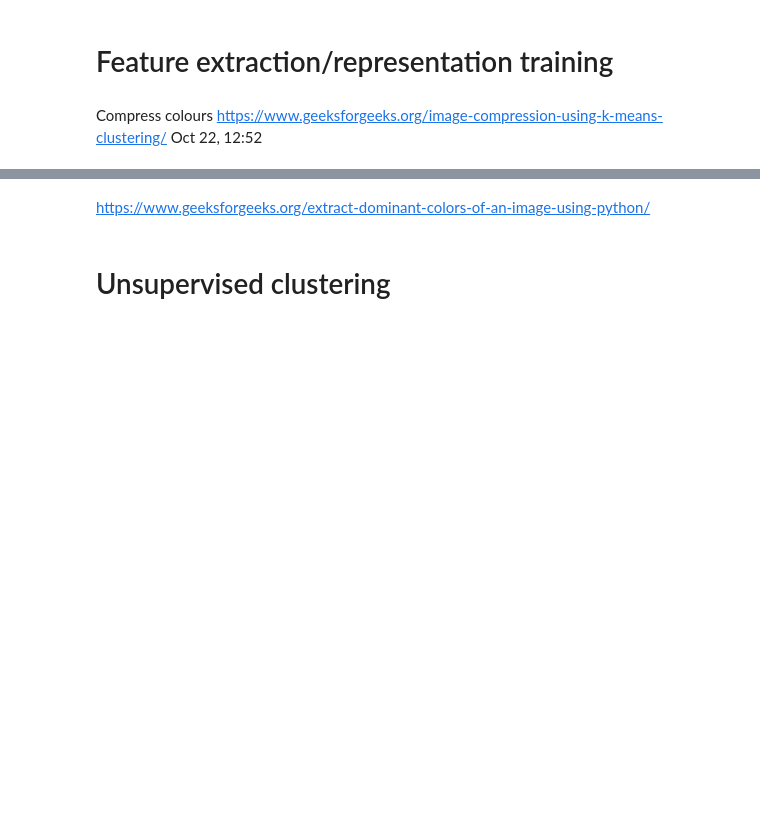
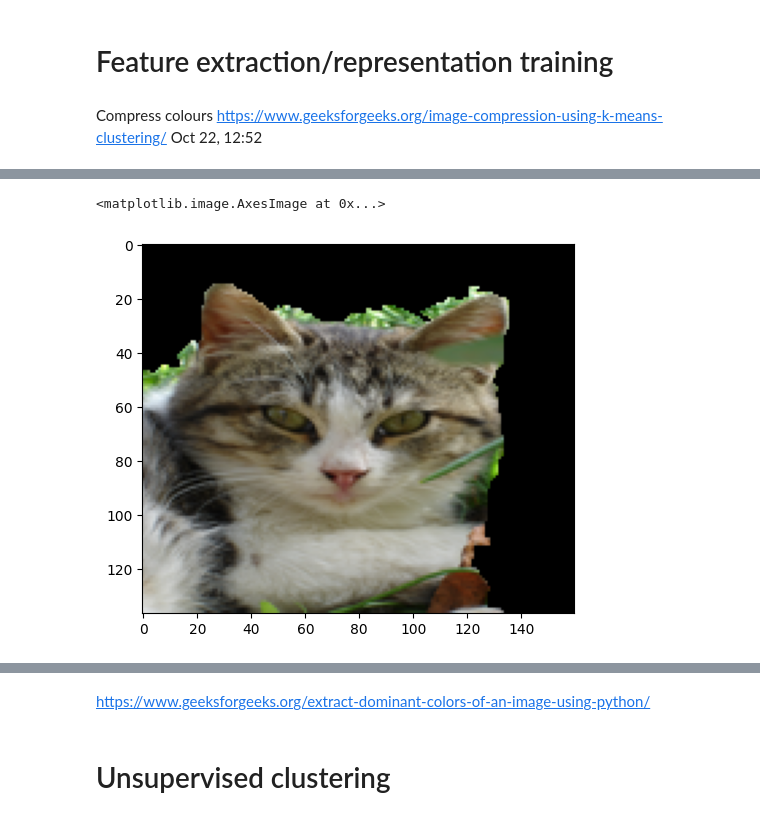
Before and after one commit to jshrdt/ML2-final, a Jupyter notebook: ML2-final-expl.ipynb, the cells around one changed output, grey strips where cells are left out. Cells and saved outputs as stored; diff of their text form; code cells hidden in the pictures; blank space fills up the shorter version.

```diff
--- a/ML2-final-expl.ipynb
+++ b/ML2-final-expl.ipynb
@@ -77,0 +166,5 @@ plt.imshow(compress_colours(img_ROIs[3], n_colours=16))
+# %%
+plt.imshow(gen_rois[0])
+# %% [output]
+<matplotlib.image.AxesImage at 0x...>
+[figure, added]
```
Also changed, not shown: parts of 18 cells of this notebook, 4 other files.
